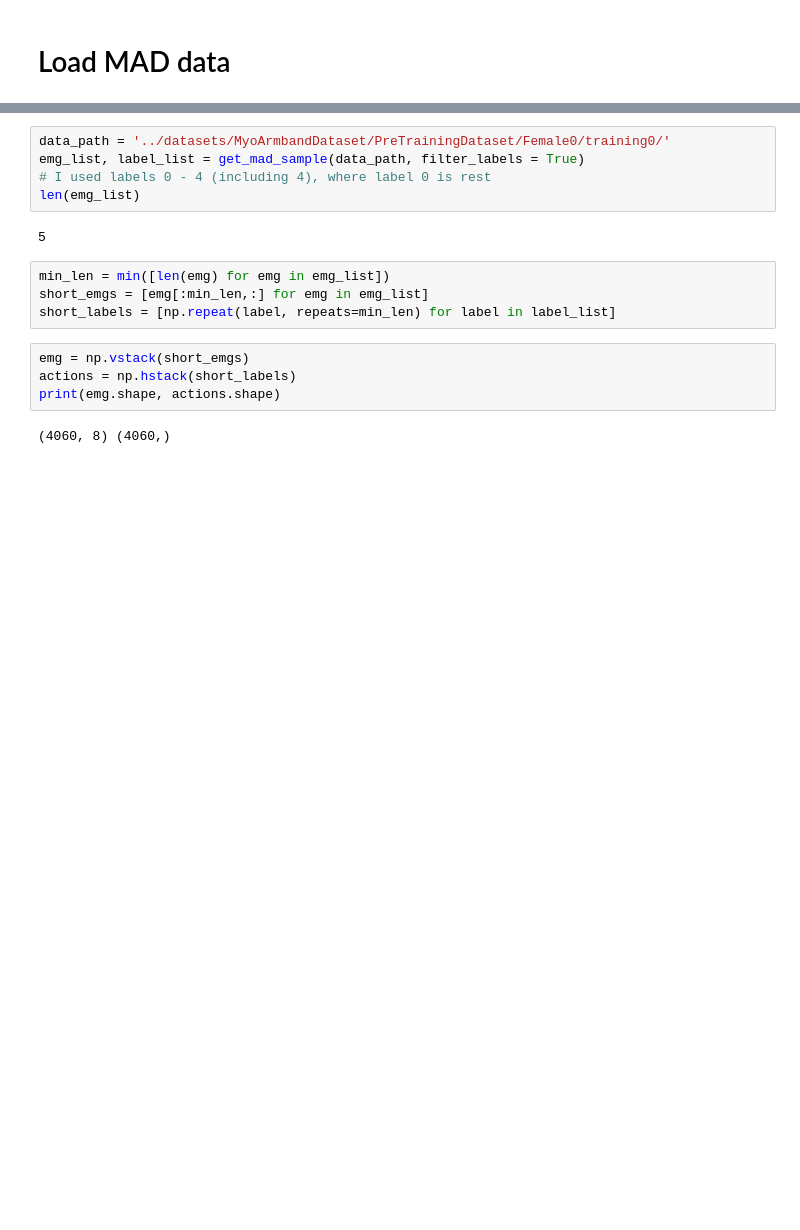
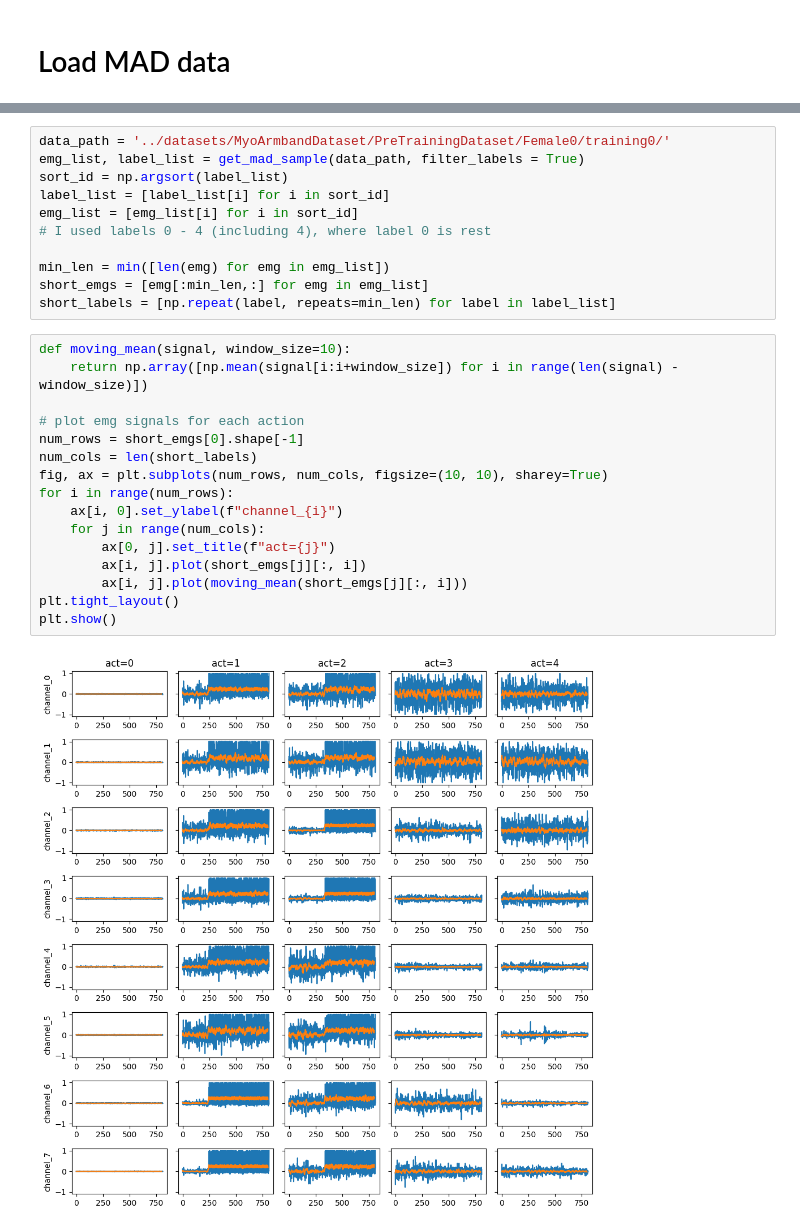
Before and after one commit to KilianFt/LIFT, a Jupyter notebook: notebooks/load_mad_data.ipynb, the cells around one changed output, grey strips where cells are left out. Cells and saved outputs as stored; diff of their text form; blank space fills up the shorter version.

```diff
--- a/notebooks/load_mad_data.ipynb
+++ b/notebooks/load_mad_data.ipynb
@@ -17,17 +22,29 @@ Cloning into '../datasets/MyoArmbandDataset'...
 # %%
 data_path = '../datasets/MyoArmbandDataset/PreTrainingDataset/Female0/training0/'
 emg_list, label_list = get_mad_sample(data_path, filter_labels = True)
+sort_id = np.argsort(label_list)
+label_list = [label_list[i] for i in sort_id]
+emg_list = [emg_list[i] for i in sort_id]
 # I used labels 0 - 4 (including 4), where label 0 is rest
-len(emg_list)
+
+min_len = min([len(emg) for emg in emg_list])
+short_emgs = [emg[:min_len,:] for emg in emg_list]
+short_labels = [np.repeat(label, repeats=min_len) for label in label_list]
-# %% [output]
-5
-# %%
-min_len = min([len(emg) for emg in emg_list])
-short_emgs = [emg[:min_len,:] for emg in emg_list]
-short_labels = [np.repeat(label, repeats=min_len) for label in label_list]
-# %%
-emg = np.vstack(short_emgs)
-actions = np.hstack(short_labels)
-print(emg.shape, actions.shape)
-# %% [output]
-(4060, 8) (4060,)
+# %%
+def moving_mean(signal, window_size=10):
+    return np.array([np.mean(signal[i:i+window_size]) for i in range(len(signal) - window_size)])
+
+# plot emg signals for each action
+num_rows = short_emgs[0].shape[-1]
+num_cols = len(short_labels)
+fig, ax = plt.subplots(num_rows, num_cols, figsize=(10, 10), sharey=True)
+for i in range(num_rows):
+    ax[i, 0].set_ylabel(f"channel_{i}")
+    for j in range(num_cols):
+        ax[0, j].set_title(f"act={j}")
+        ax[i, j].plot(short_emgs[j][:, i])
+        ax[i, j].plot(moving_mean(short_emgs[j][:, i]))
+plt.tight_layout()
+plt.show()
+# %% [output]
+[figure, added]
```
Also changed, not shown: parts of 7 cells of this notebook.
